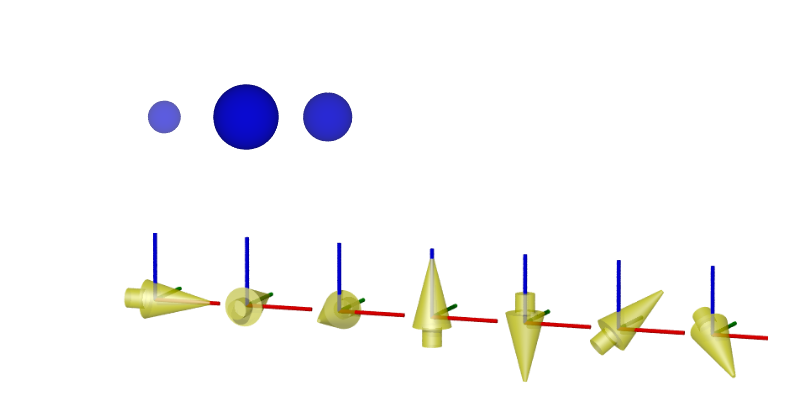
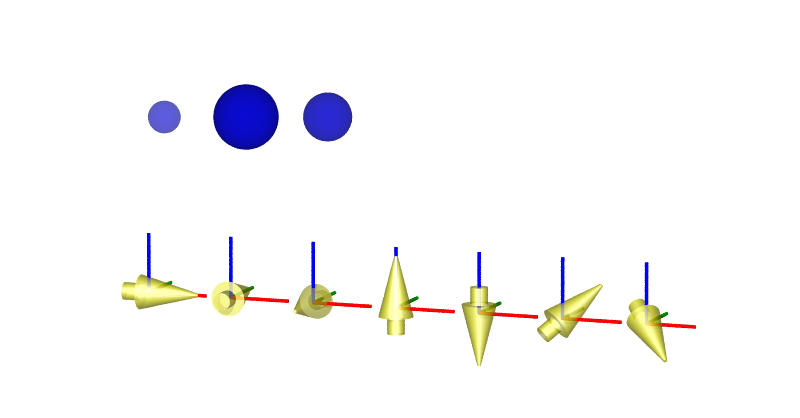
Before and after one commit to daizutabi/fdray, a Jupyter notebook: docs/notebooks/data/field.ipynb, the cells around one changed output. Drawn from its saved outputs; the diff is of its cells as text; code cells hidden in the pictures.

Commit message:
Update field and region notebooks to correct execution counts, enhance object definitions, and improve rendering logic; refactor visualization functions for better object handling and translation.

```diff
--- a/docs/notebooks/data/field.ipynb
+++ b/docs/notebooks/data/field.ipynb
@@ -15,37 +15,35 @@ Scene(
 # %% [output]
 [figure]
 # %%
-from math import degrees
+axes = Union(
+    Cylinder(0, "0.7*x", 0.02, Color("red")),
+    Cylinder(0, "0.7*y", 0.02, Color("green")),
+    Cylinder(0, "0.7*z", 0.02, Color("blue")),
+)
 
-axes = [
-    Cylinder((0, 0, 0), (0.7, 0, 0), 0.02, Color("red")),
-    Cylinder((0, 0, 0), (0, 0.7, 0), 0.02, Color("green")),
-    Cylinder((0, 0, 0), (0, 0, 0.7), 0.02, Color("blue")),
+arrow = Merge(
+    Cone((-0.1, 0, 0), 0.2, (0.6, 0, 0), 0.02),
+    Cylinder((-0.3, 0, 0), (0, 0, 0), 0.1),
+    Color("yellow", transmit=0.5),
+    Finish(specular=0.3, brilliance=3),
+)
+
+
+direction = [
+    [1, 0, 0],
+    [0, 1, 0],
+    [0, -1, 0],
+    [0, 0, 1],
+    [0, 0, -1],
+    [1, 1, 1],
+    [1, -1, -1],
 ]
 
-
-def get_object(x):
-    phi, theta = Vector(x).to_spherical()
-
-    h = Cone((-0.1, 0, 0), 0.2, (0.6, 0, 0), 0.02)
-    t = Cylinder((-0.3, 0, 0), (0, 0, 0), 0.1)
-
-    c = (
-        (h | t)
-        .pigment(Color("yellow", alpha=0.5))
-        .finish(specular=0.3)
-        .rotate(0, -degrees(theta), degrees(phi))
-    )
-
-    return Union(c, *axes)
-
-
-f = [[1, 0, 0], [0, 1, 0], [0, -1, 0], [0, 0, 1], [0, 0, -1], [1, 1, 1], [1, -1, -1]]
-
 Scene(
-    Camera(-70, 10, view_scale=1.7, look_at=(3, 0, 0), distance=150),
+    Camera(-70, 10, view_scale=1.7, distance=150),
     LightSource((0.4, 30, 40), "white"),
-    from_field(f, get_object, ndim=1),
-).render(800, 200)
+    LightSource(0, "white"),
+    from_field(direction, lambda x: (arrow.align(x), axes), ndim=1),
+).render(600, 150)
 # %% [output]
-[figure, old version]
+[figure, new version]
```
Also changed, not shown: parts of 1 cell of this notebook, 6 other files.
